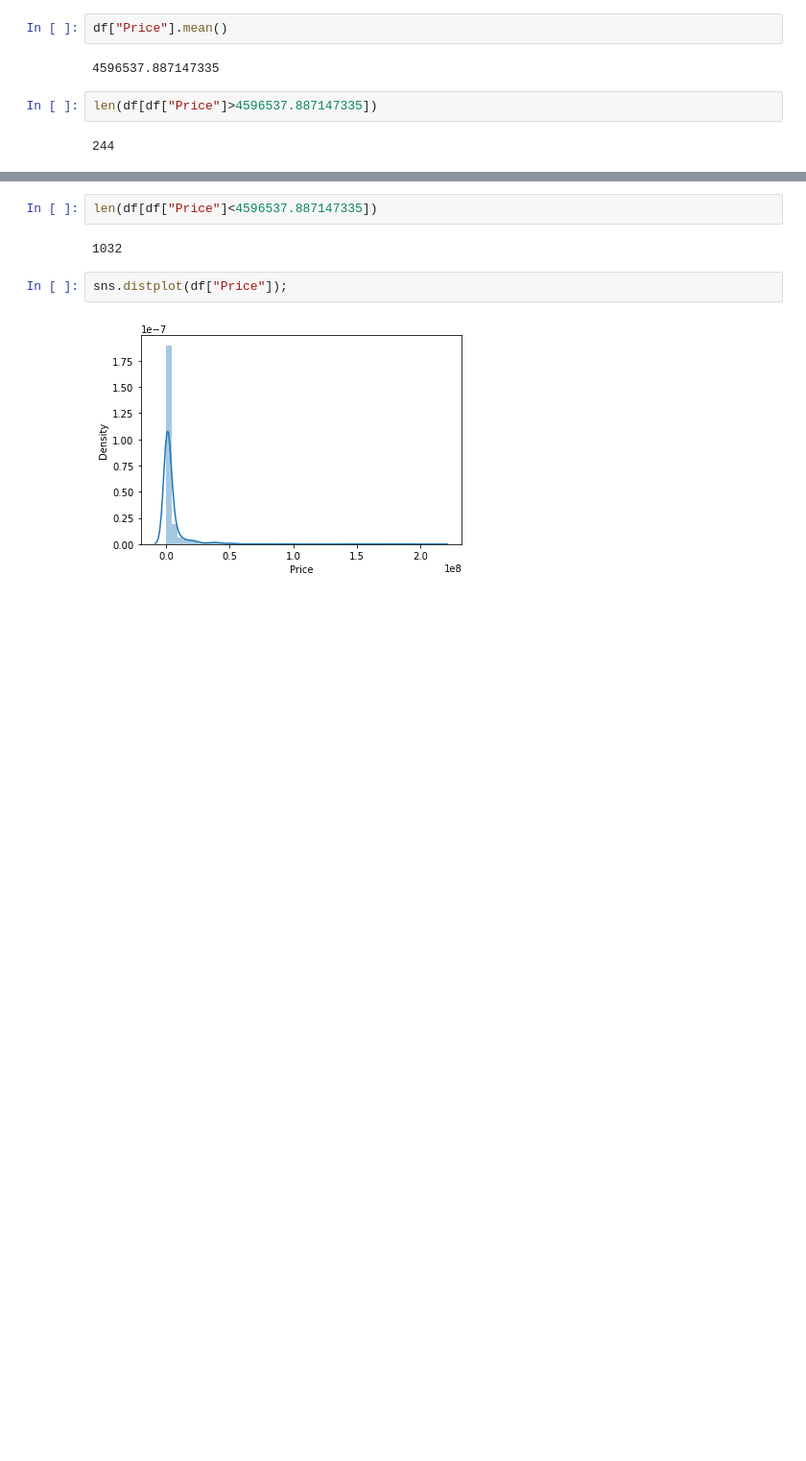
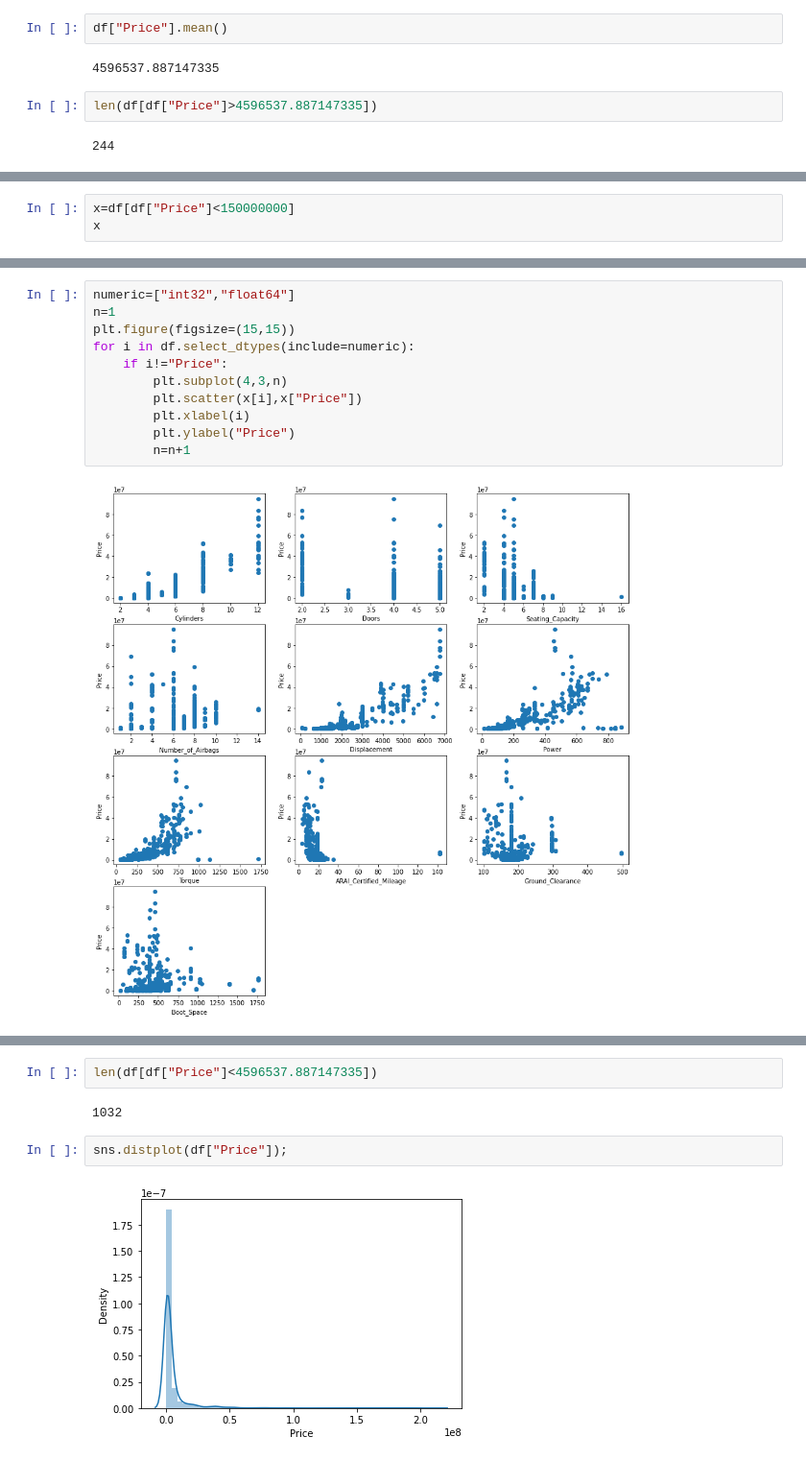
Before and after one commit to Chhamajain27/Machine-learning-Projects, a Jupyter notebook: Car data 2022.ipynb, the cells around one changed output, grey strips where cells are left out. Shown at 96% size. Drawn from its saved outputs; the diff is of its cells as text; blank space fills up the shorter version.

```diff
--- a/Car data 2022.ipynb
+++ b/Car data 2022.ipynb
@@ -1122,0 +1208,3 @@ len(df[df["Price"]>4596537.887147335])
+# %%
+x=df[df["Price"]<150000000]
+x
@@ -1122,0 +1261,13 @@ len(df[df["Price"]>4596537.887147335])
+# %%
+numeric=["int32","float64"]
+n=1
+plt.figure(figsize=(15,15))
+for i in df.select_dtypes(include=numeric):
+    if i!="Price":
+        plt.subplot(4,3,n)
+        plt.scatter(x[i],x["Price"])
+        plt.xlabel(i)
+        plt.ylabel("Price")
+        n=n+1
+# %% [output]
+[figure, added]
```
Also changed, not shown: parts of 112 cells of this notebook.
